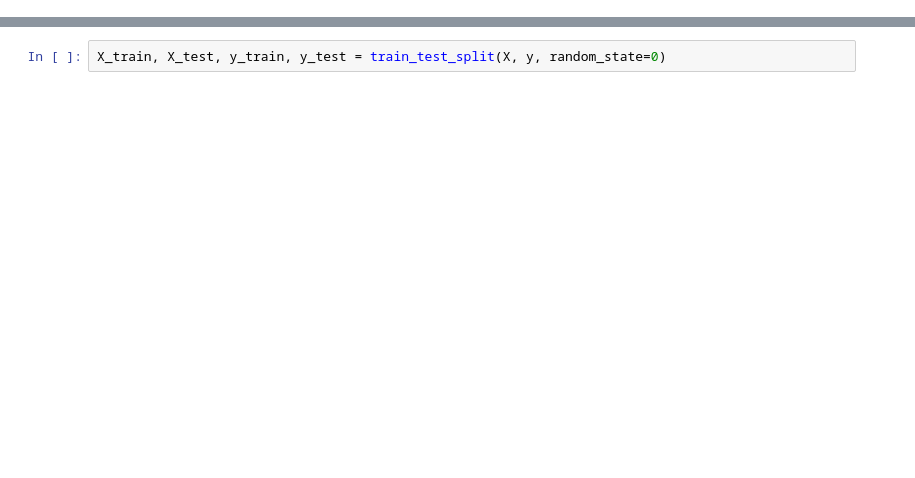
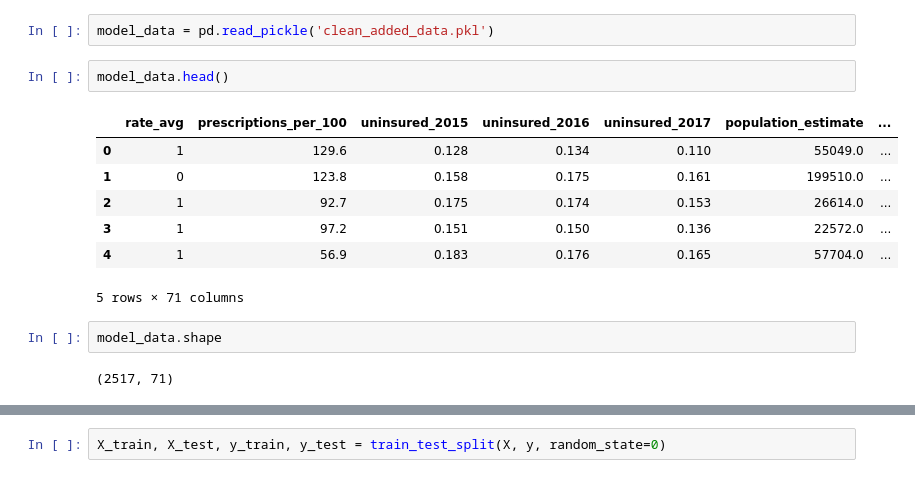
Before and after one commit to kahartman2/county_level_drug_impact, a Jupyter notebook: models.ipynb, the cells around one changed output, grey strips where cells are left out. Drawn from its saved outputs; the diff is of its cells as text; blank space fills up the shorter version.

```diff
--- a/models.ipynb
+++ b/models.ipynb
@@ -208,0 +28,16 @@ X.head()
+# %%
+model_data = pd.read_pickle('clean_added_data.pkl')
+# %%
+model_data.head()
+# %% [output]
+|  | rate_avg | prescriptions_per_100 | uninsured_2015 | uninsured_2016 | uninsured_2017 | population_estimate | ... |
+| 0 | 1 | 129.6 | 0.128 | 0.134 | 0.110 | 55049.0 | ... |
+| 1 | 0 | 123.8 | 0.158 | 0.175 | 0.161 | 199510.0 | ... |
+| 2 | 1 | 92.7 | 0.175 | 0.174 | 0.153 | 26614.0 | ... |
+| 3 | 1 | 97.2 | 0.151 | 0.150 | 0.136 | 22572.0 | ... |
+| 4 | 1 | 56.9 | 0.183 | 0.176 | 0.165 | 57704.0 | ... |
+5 rows × 71 columns
+# %%
+model_data.shape
+# %% [output]
+(2517, 71)
```
Also changed, not shown: parts of 182 cells of this notebook.
